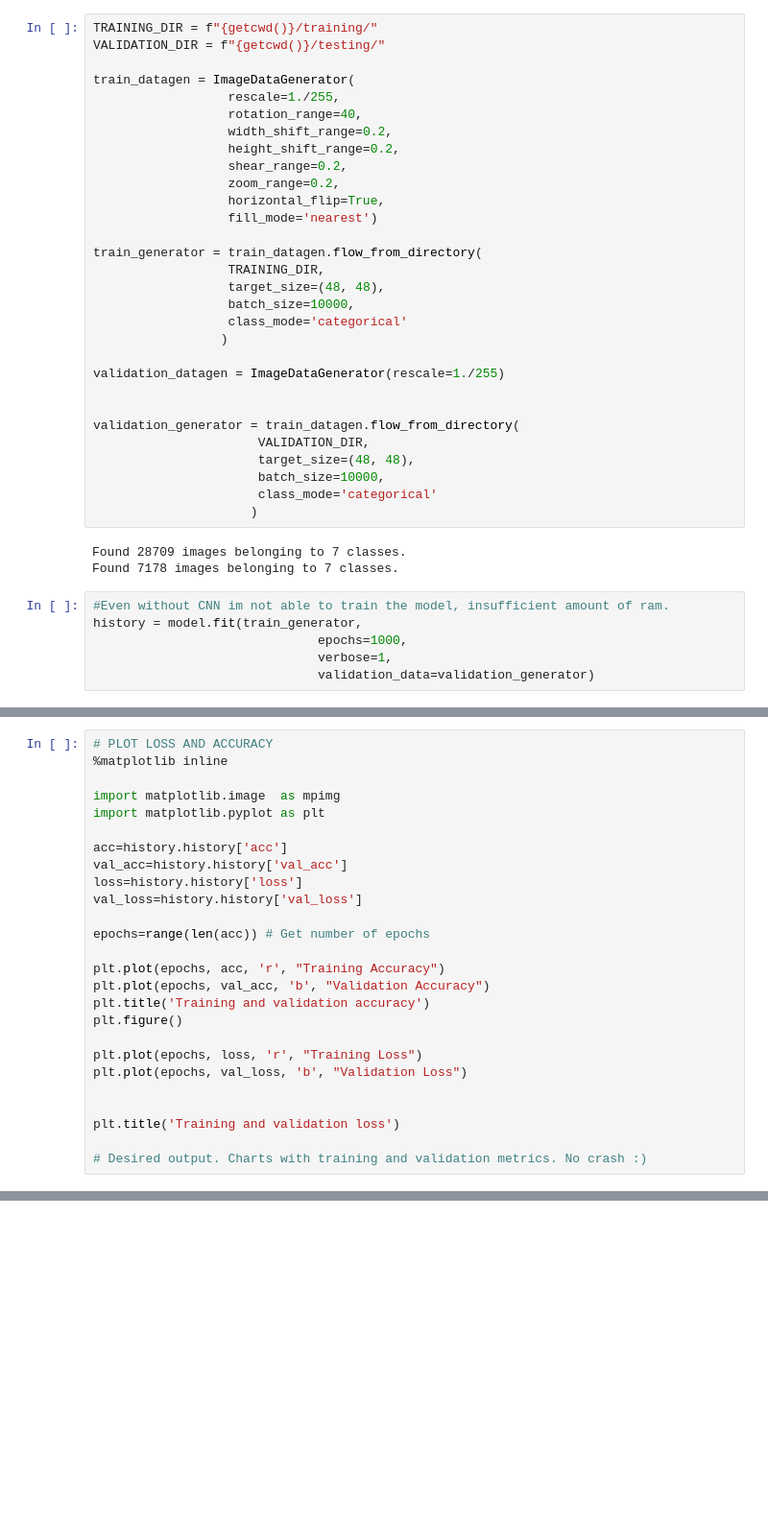
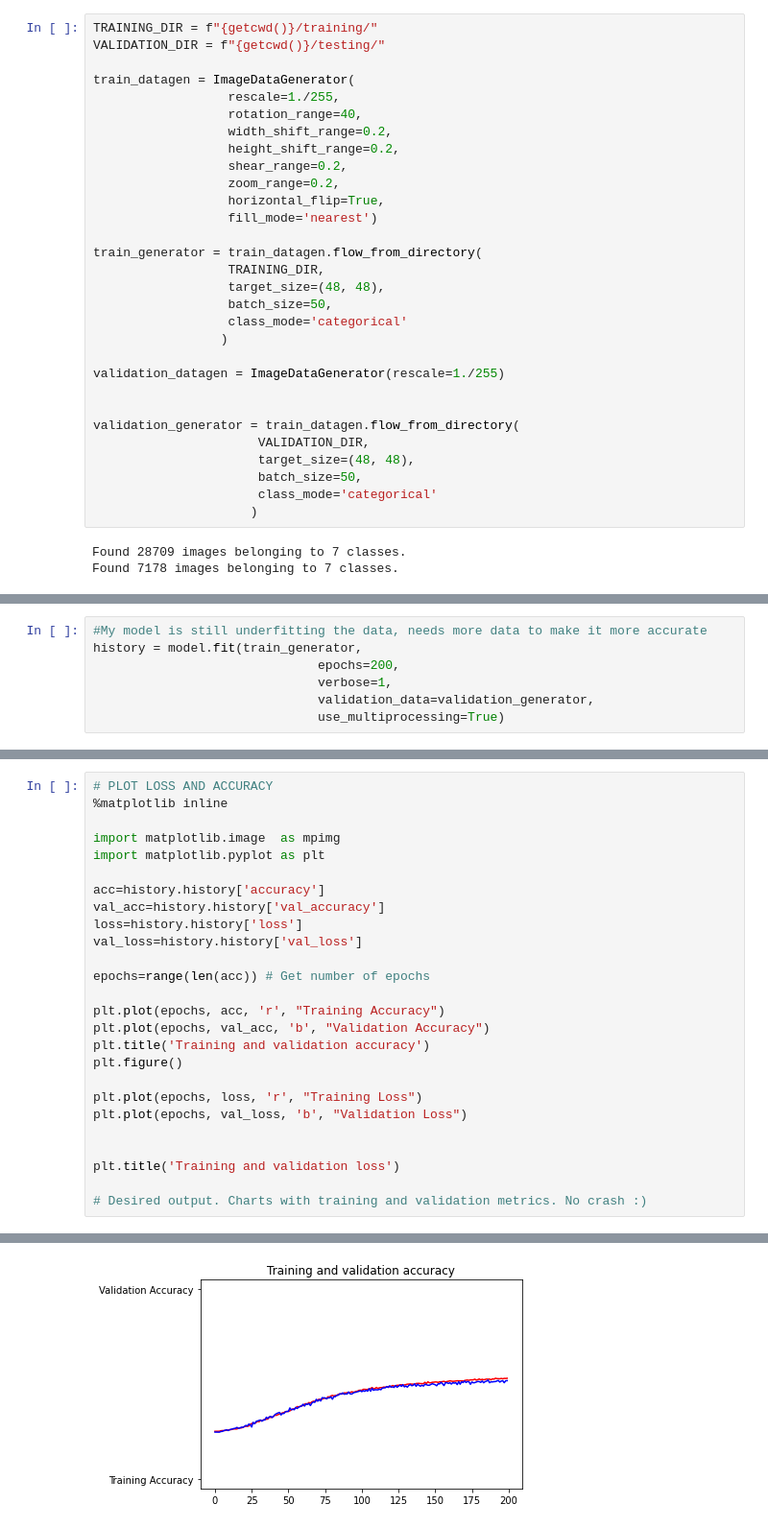
Before and after one commit to pitydevil/FaceEmotion_ML, a Jupyter notebook: Apple Facial Recognizer.ipynb, the cells around one changed output, grey strips where cells are left out. Shown at 96% size. Drawn from its saved outputs; the diff is of its cells as text; blank space fills up the shorter version.

Commit message:
Add files via upload
Fixed model

```diff
--- a/Apple Facial Recognizer.ipynb
+++ b/Apple Facial Recognizer.ipynb
@@ -293,7 +316,7 @@ train_datagen = ImageDataGenerator(
 train_generator = train_datagen.flow_from_directory(
                   TRAINING_DIR,
                   target_size=(48, 48),
-                  batch_size=10000,
+                  batch_size=50,
                   class_mode='categorical'
                  )
 
@@ -303,15 +326,9 @@ validation_datagen = ImageDataGenerator(rescale=1./255)
 validation_generator = train_datagen.flow_from_directory(
                       VALIDATION_DIR,
                       target_size=(48, 48),
-                      batch_size=10000,
+                      batch_size=50,
                       class_mode='categorical'
                      )
 # %% [output]
 Found 28709 images belonging to 7 classes.
 Found 7178 images belonging to 7 classes.
-# %%
-#Even without CNN im not able to train the model, insufficient amount of ram.
-history = model.fit(train_generator,
-                              epochs=1000,
-                              verbose=1,
-                              validation_data=validation_generator)
@@ -319,0 +335,7 @@ Epoch 1/1000
+# %%
+#My model is still underfitting the data, needs more data to make it more accurate
+history = model.fit(train_generator,
+                              epochs=200,
+                              verbose=1,
+                              validation_data=validation_generator,
+                              use_multiprocessing=True)
@@ -324,8 +364,8 @@ Epoch 1/1000
 import matplotlib.image  as mpimg
 import matplotlib.pyplot as plt
 
-acc=history.history['acc']
-val_acc=history.history['val_acc']
+acc=history.history['accuracy']
+val_acc=history.history['val_accuracy']
 loss=history.history['loss']
 val_loss=history.history['val_loss']
 
@@ -343,3 +383,4 @@ plt.plot(epochs, val_loss, 'b', "Validation Loss")
 plt.title('Training and validation loss')
 
 # Desired output. Charts with training and validation metrics. No crash :)
+# %% [output]
@@ -345,0 +388 @@ plt.title('Training and validation loss')
+[figure, added]
```
Also changed, not shown: parts of 6 cells of this notebook, 1 other file.
